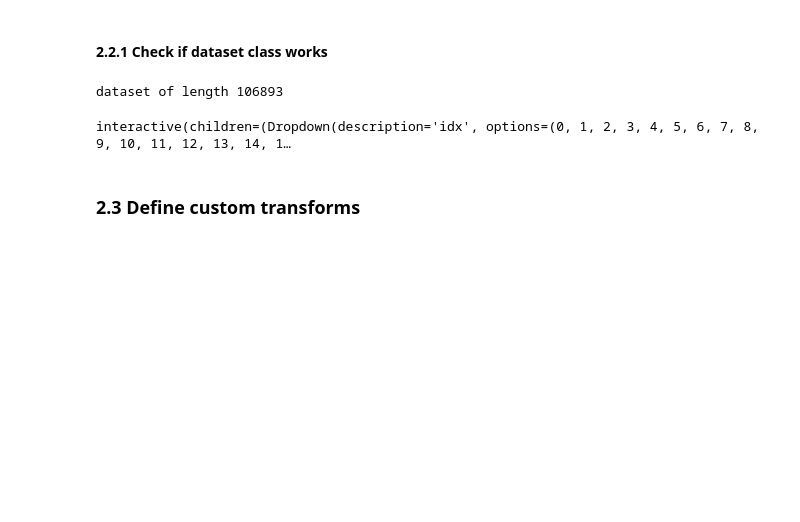
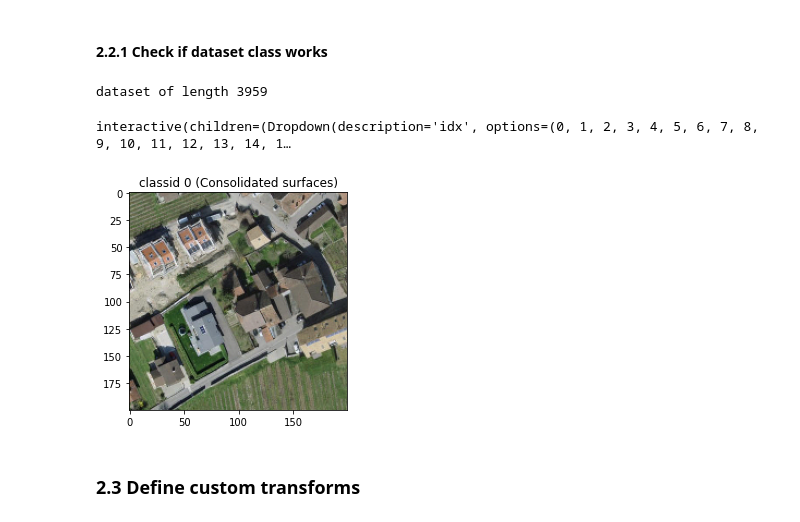
Before and after one commit to mamh4/Image-Processing-For-Earth-Observation, a Jupyter notebook: Wallis-Multi-Label-Classification/main.ipynb, the cells around one changed output. Drawn from its saved outputs; the diff is of its cells as text; code cells hidden in the pictures; blank space fills up the shorter version.

Commit message:
adjust the data class constructor to account for multilabel classification flag. fix bug in creating the data sets. fix bug in plot showing samples of the constructed data set.

```diff
--- a/Wallis-Multi-Label-Classification/main.ipynb
+++ b/Wallis-Multi-Label-Classification/main.ipynb
@@ -183,7 +183,7 @@ import glob
 import numpy as np
 
 class Valais(Dataset):
-    # Labels for Land cover (NOLC04) - Federal Statistical Office | Data provided in 'Valais Dataset/landcover_labels.txt' switched to labels starting from 0 for compatibility
+    # Labels for Land cover (NOLC04) - Federal Statistical Office | Data in 'Valais Dataset/landcover_labels.txt' switch to labels starting from 0 for compatibility
     LAND_COVER_MAPPING = {
     "Consolidated surfaces": 0,
     "Buildings": 1,
@@ -239,7 +239,7 @@ class Valais(Dataset):
 }
 
 
-    # Not necessary are images are labelled to be val, test or train
+    # Not necessary as images are labelled to be val, test or train
     # np.random.seed(9)
     # data_size = 10 # Number of images to be used for training, validation and testing
     # train_size = int(5/8 * data_size)
@@ -259,20 +259,23 @@ class Valais(Dataset):
         "test": test_indices
     }
 
-    def __init__(self, split="train", transforms=None):
+    def __init__(self, split="train", transforms=None, multi_label_classification = False): #TODO
         self.transforms = transforms
 
         self.data = []  # list of tuples of (image path, label class)
-        for labelclass in self.LAND_COVER_MAPPING:
-            # get images with correct index according to dataset split
-            for imgIndex in self.SPLITS[split]:
-                imgName = data[imgIndex]["rgb_path"]
+
+        # get images with correct index according to dataset split
+        for imgIndex in self.SPLITS[split]:
+            imgName = data[imgIndex]["rgb_path"]
+            if multi_label_classification:
+                imgLabel = data[imgIndex]["multilabel_text"]
+            else:
                 imgLabel = data[imgIndex]["landcover_text"]
-                # example format: 'baseFolder/agricultural/agricultural07.tif'
-                self.data.append((
-                    imgName,
-                    self.LAND_COVER_MAPPING[imgLabel]          # get index for label class
-                ))
+            # example format: 'baseFolder/agricultural/agricultural07.tif'
+            self.data.append((
+                imgName,
+                self.LAND_COVER_MAPPING[imgLabel]          # get index for label class
+            ))
 
     def __len__(self):
         return len(self.data)
@@ -292,28 +295,31 @@ class Valais(Dataset):
 # %% [markdown]
 #### 2.2.1 Check if dataset class works
 # %%
-import matplotlib.pyplot as plt
-
 # initialize the dataset (call the constructor __init__)
-dataset = Valais()
+dataset = Valais() # only train split by default
 print(f"dataset of length {len(dataset)}")
 
 # plot individual samples
+import matplotlib.pyplot as plt
 from ipywidgets import interact
+
 # @interact(idx=range(len(dataset))) # Too big causing crash
-@interact(idx=range(100))
+@interact(idx=range(0,1000))
 def plot_sample(idx=0):
     img, label = dataset[idx]
-
-    plt.imshow(img)
 
     # swaps keys and values in the dictionary UCMerced.LABEL_CLASSES
     class_mapping = {v: k for k, v in Valais.LAND_COVER_MAPPING.items()}
 
+    fig, axs = plt.subplots(1, 1, figsize=(4, 4))
+
     plt.title(f"classid {label} ({class_mapping[label]})")
+
+    plt.imshow(img)
 # %% [output]
-dataset of length 106893
+dataset of length 3959
 interactive(children=(Dropdown(description='idx', options=(0, 1, 2, 3, 4, 5, 6, 7, 8, 9, 10, 11, 12, 13, 14, 1…
+[figure, added]
 # %% [markdown]
 ### 2.3 Define custom transforms
 # %%
```
Also changed, not shown: parts of 4 cells of this notebook.
